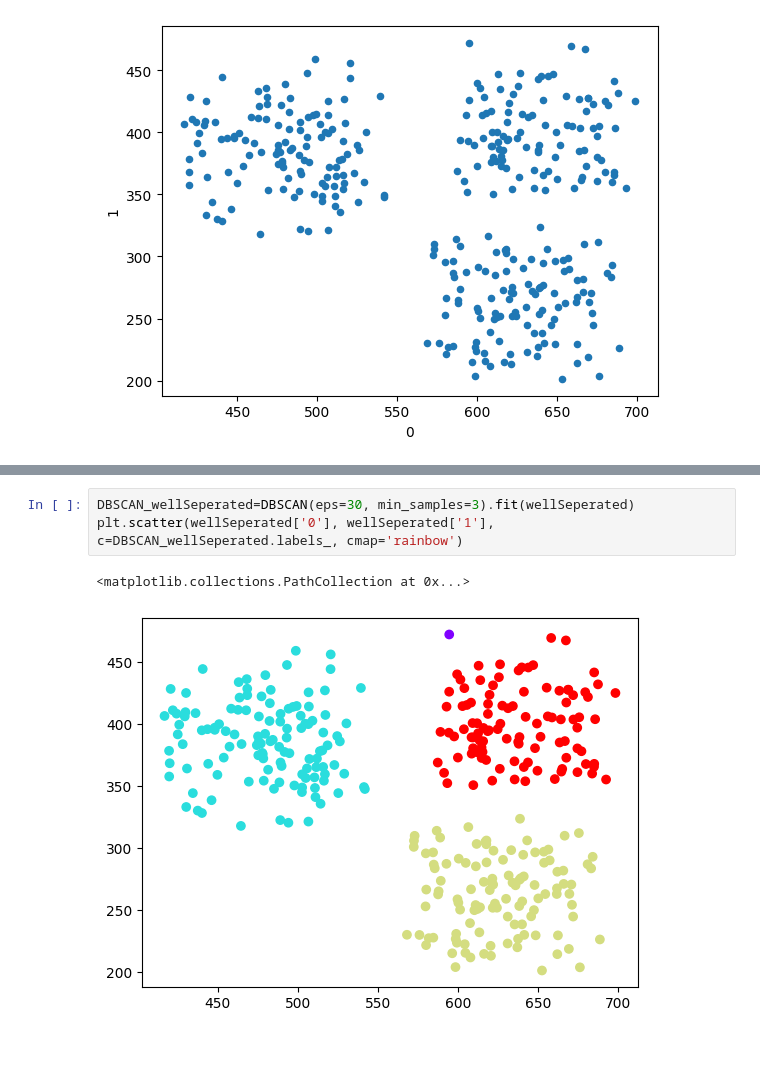
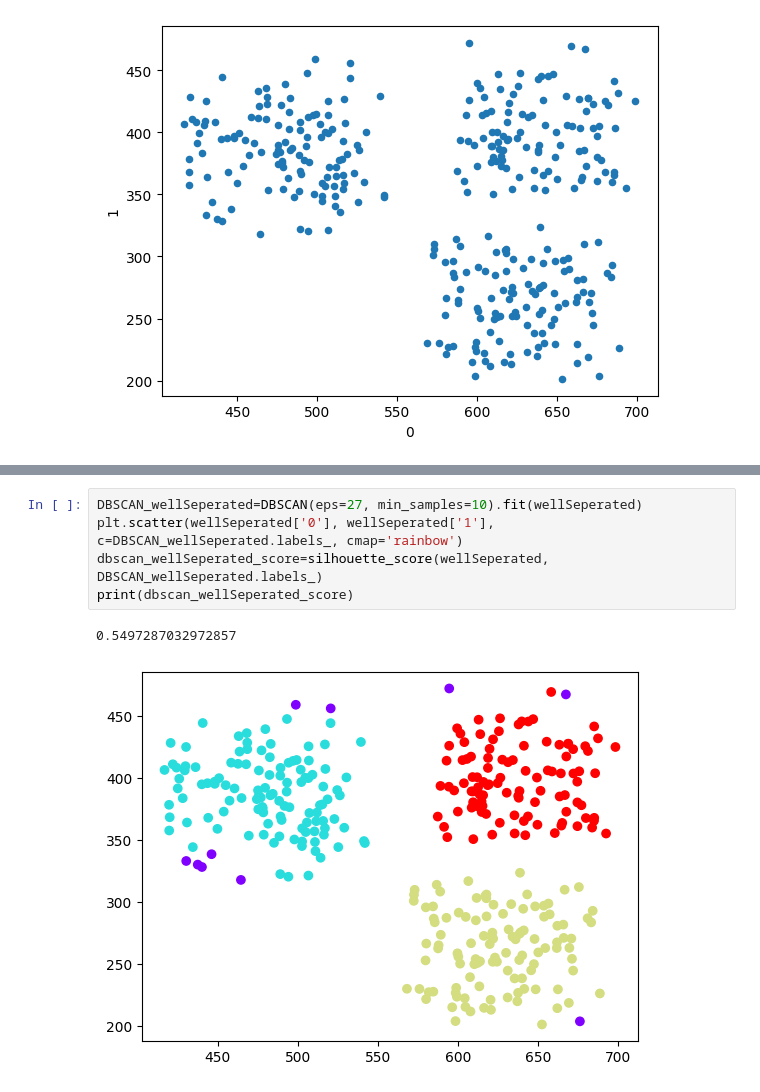
Before and after one commit to adnanqidwai/Comparing_Clustering_Algos, a Jupyter notebook: 2.ipynb, the cells around one changed output, grey strips where cells are left out. Cells and saved outputs as stored; diff of their text form; blank space fills up the shorter version.

```diff
--- a/2.ipynb
+++ b/2.ipynb
@@ -75,6 +90,8 @@ plt.scatter(subClusters['x1'], subClusters['x2'], c=DBSCAN_subClusters.labels_,
 # %%
-DBSCAN_wellSeperated=DBSCAN(eps=30, min_samples=3).fit(wellSeperated)
+DBSCAN_wellSeperated=DBSCAN(eps=27, min_samples=10).fit(wellSeperated)
 plt.scatter(wellSeperated['0'], wellSeperated['1'], c=DBSCAN_wellSeperated.labels_, cmap='rainbow')
+dbscan_wellSeperated_score=silhouette_score(wellSeperated, DBSCAN_wellSeperated.labels_)
+print(dbscan_wellSeperated_score)
 # %% [output]
-<matplotlib.collections.PathCollection at 0x...>
+0.5497287032972857
-[figure, old version]
+[figure, new version]
```
Also changed, not shown: parts of 8 cells of this notebook.
